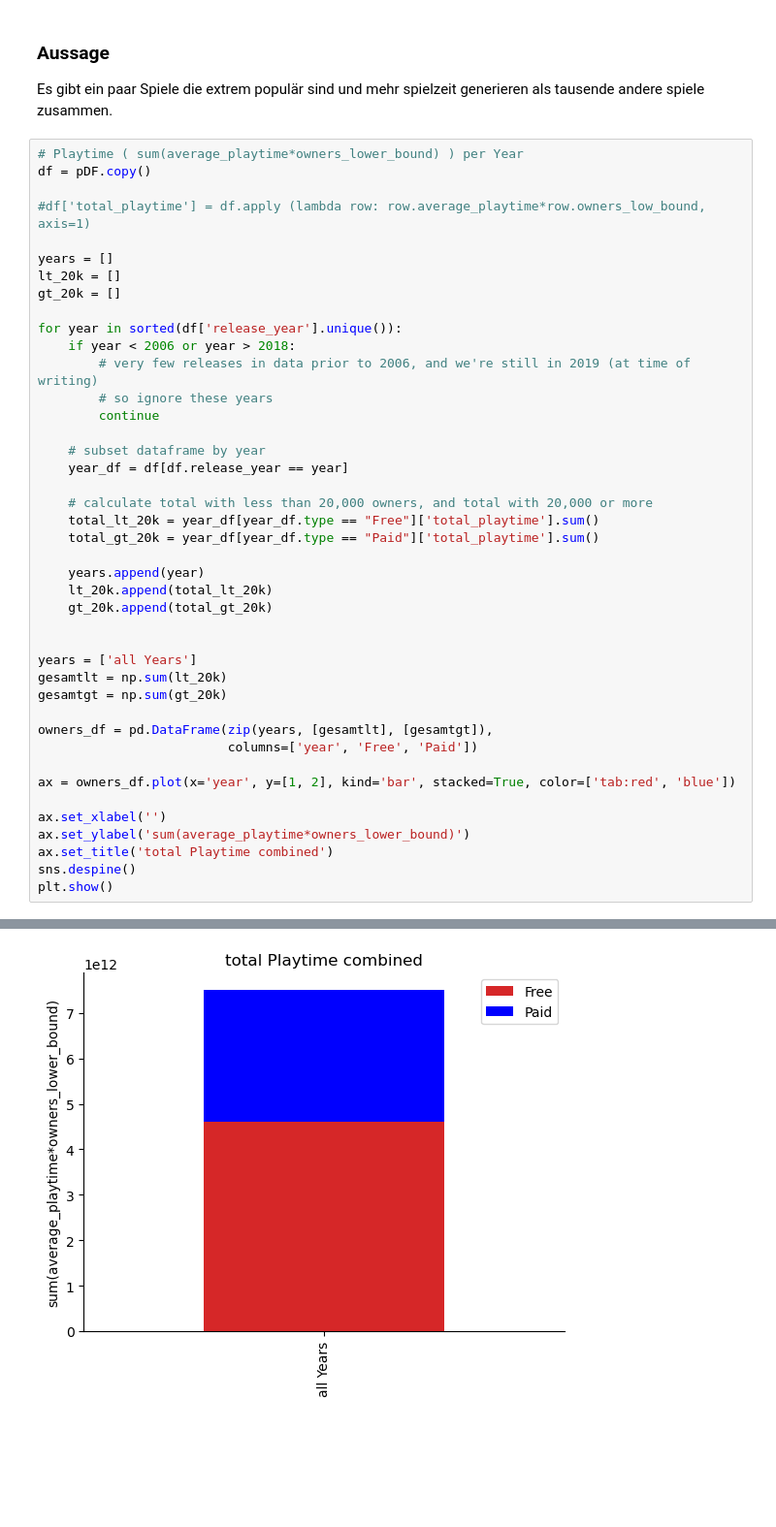
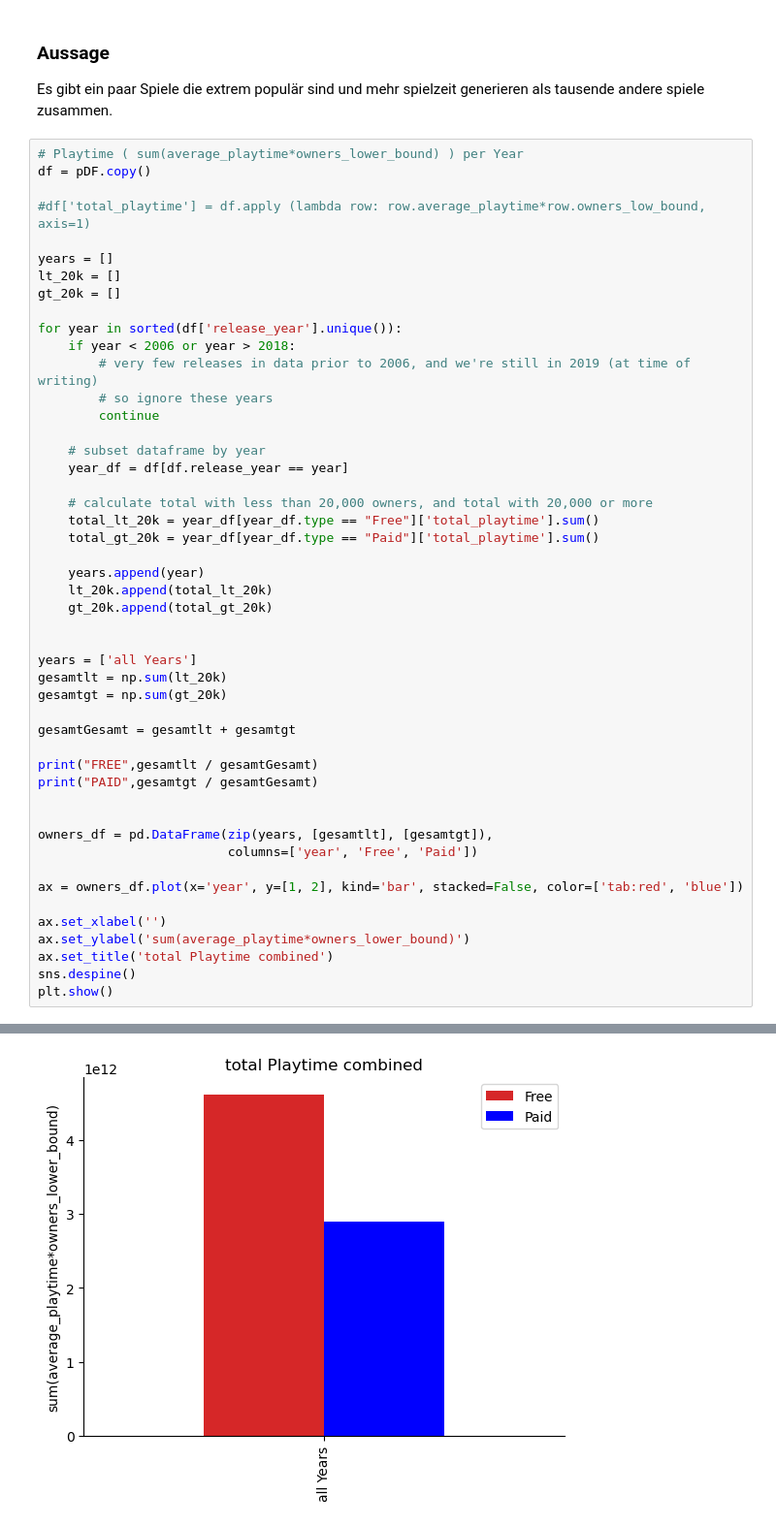
Before and after one commit to Emanum/TU_Visual_Data_Science, a Jupyter notebook: lab2/Steam-Analysis.ipynb, the cells around one changed output, grey strips where cells are left out. Shown: that part at 97% size. Drawn from its saved outputs; the diff is of its cells as text; blank space fills up the shorter version.

```diff
--- a/lab2/Steam-Analysis.ipynb
+++ b/lab2/Steam-Analysis.ipynb
@@ -419,10 +419,16 @@ years = ['all Years']
 gesamtlt = np.sum(lt_20k)
 gesamtgt = np.sum(gt_20k)
 
+gesamtGesamt = gesamtlt + gesamtgt
+
+print("FREE",gesamtlt / gesamtGesamt)
+print("PAID",gesamtgt / gesamtGesamt)
+
+
 owners_df = pd.DataFrame(zip(years, [gesamtlt], [gesamtgt]),
                          columns=['year', 'Free', 'Paid'])
 
-ax = owners_df.plot(x='year', y=[1, 2], kind='bar', stacked=True, color=['tab:red', 'blue'])
+ax = owners_df.plot(x='year', y=[1, 2], kind='bar', stacked=False, color=['tab:red', 'blue'])
 
 ax.set_xlabel('')
 ax.set_ylabel('sum(average_playtime*owners_lower_bound)')
@@ -433 +441 @@ plt.show()
-[figure, old version]
+[figure, new version]
```
Also changed, not shown: parts of 5 cells of this notebook, 4 other files.
